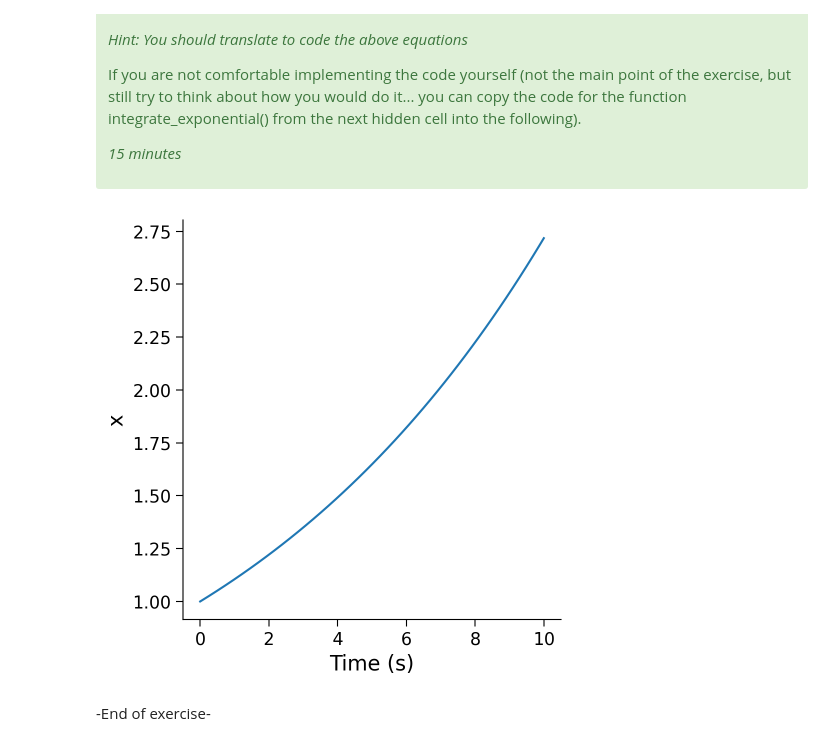
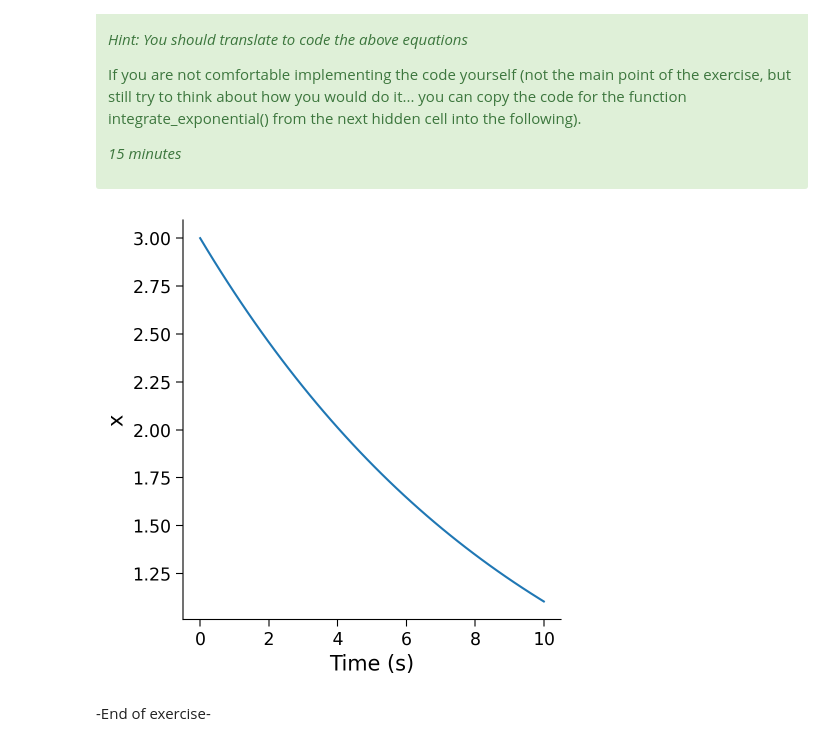
Before and after one commit to computational-neurology/workshop2024, a Jupyter notebook: 02_single_node_dynamics.ipynb, the cells around one changed output. Saved outputs shown, nothing was run; the diff lists cells and outputs as text; code cells hidden in the pictures.

```diff
--- a/02_single_node_dynamics.ipynb
+++ b/02_single_node_dynamics.ipynb
@@ -346,40 +346,38 @@ def integrate_exponential(a, x0, dt, T):
 
   Returns:
     ndarray, ndarray: `x` for all simulation steps and the time `t` at each step
   """
 
   # Initialize variables
   t = np.arange(0, T, dt)
   x = np.zeros_like(t, dtype=complex)
   x[0] = x0 # This is x at time t_0
 
   # Step through system and integrate in time
   for k in range(1, len(t)):
 
-    ## Fill out the following or copy from next hidden cell
-    # xdot = ...
-    # Update x based on x[k-1] and xdot
-    # x[k] = ...
+    xdot = x[k-1] * a
+    x[k] = x[k-1] + xdot * dt
 
   return x, t
 
 # Choose parameters
-a = .1    # parameter in f(x)
+a = -0.1    # parameter in f(x)
 T = 10      # total Time duration
 dt = 0.001  # timestep of our simulation
-x0 = 1.     # initial condition of x at time 0
+x0 = 3.     # initial condition of x at time 0
 
 # Use Euler's method
 x, t = integrate_exponential(a, x0, dt, T)
 
 # Visualize
 plt.figure(figsize = (5,5))
 plt.plot(t, x.real)
 plt.xlabel('Time (s)')
 plt.ylabel('x')
 plt.show()
 # %% [output]
-[figure, old version]
+[figure, new version]
 # %%
 # @title Copy this function in the previous cell in case you are stuck
 def integrate_exponential(a, x0, dt, T):
```
Also changed, not shown: parts of 7 cells of this notebook.
